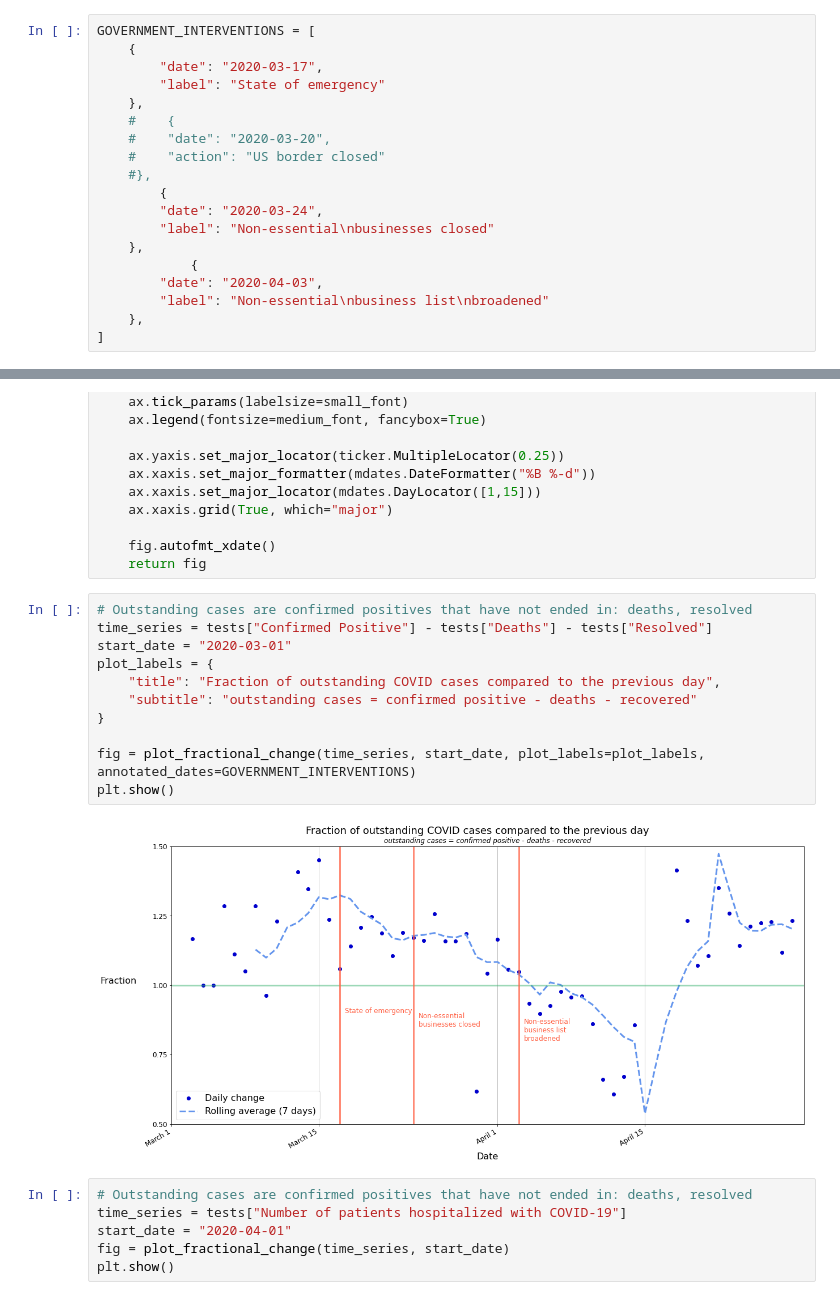
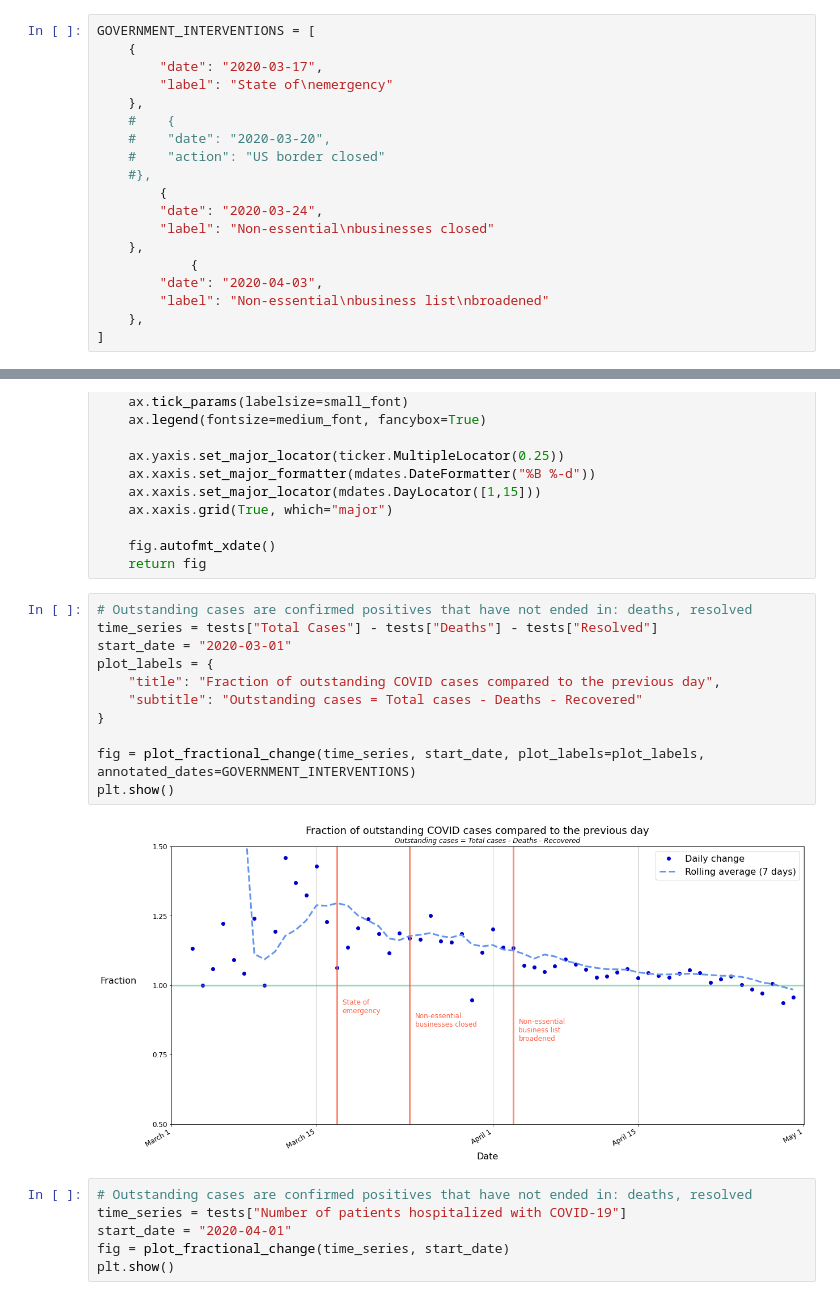
Before and after one commit to rlwelch/covid-ontario, a Jupyter notebook: covid_ontario/notebooks/investigate_on_gov_data.ipynb, the cells around one changed output, grey strips where cells are left out. Cells and saved outputs as stored; diff of their text form.

Commit message:
Improve fractional change per day by plotting Confirmed positives

```diff
--- a/covid_ontario/notebooks/investigate_on_gov_data.ipynb
+++ b/covid_ontario/notebooks/investigate_on_gov_data.ipynb
@@ -30,7 +30,7 @@ FOLDER_TEST_DATA = "../data"
 GOVERNMENT_INTERVENTIONS = [
     {
         "date": "2020-03-17",
-        "label": "State of emergency"
+        "label": "State of\nemergency"
     },
     #    {
     #    "date": "2020-03-20",
@@ -323,17 +324,17 @@ def plot_fractional_change(time_series, start_date, plot_labels={}, annotated_da
     return fig
 # %%
 # Outstanding cases are confirmed positives that have not ended in: deaths, resolved
-time_series = tests["Confirmed Positive"] - tests["Deaths"] - tests["Resolved"]
+time_series = tests["Total Cases"] - tests["Deaths"] - tests["Resolved"]
 start_date = "2020-03-01"
 plot_labels = {
     "title": "Fraction of outstanding COVID cases compared to the previous day",
-    "subtitle": "outstanding cases = confirmed positive - deaths - recovered"
+    "subtitle": "Outstanding cases = Total cases - Deaths - Recovered"
 }
 
 fig = plot_fractional_change(time_series, start_date, plot_labels=plot_labels, annotated_dates=GOVERNMENT_INTERVENTIONS)
 plt.show()
 # %% [output]
-[figure, old version]
+[figure, new version]
 # %%
 # Outstanding cases are confirmed positives that have not ended in: deaths, resolved
 time_series = tests["Number of patients hospitalized with COVID-19"]
```
Also changed, not shown: parts of 2 cells of this notebook.
